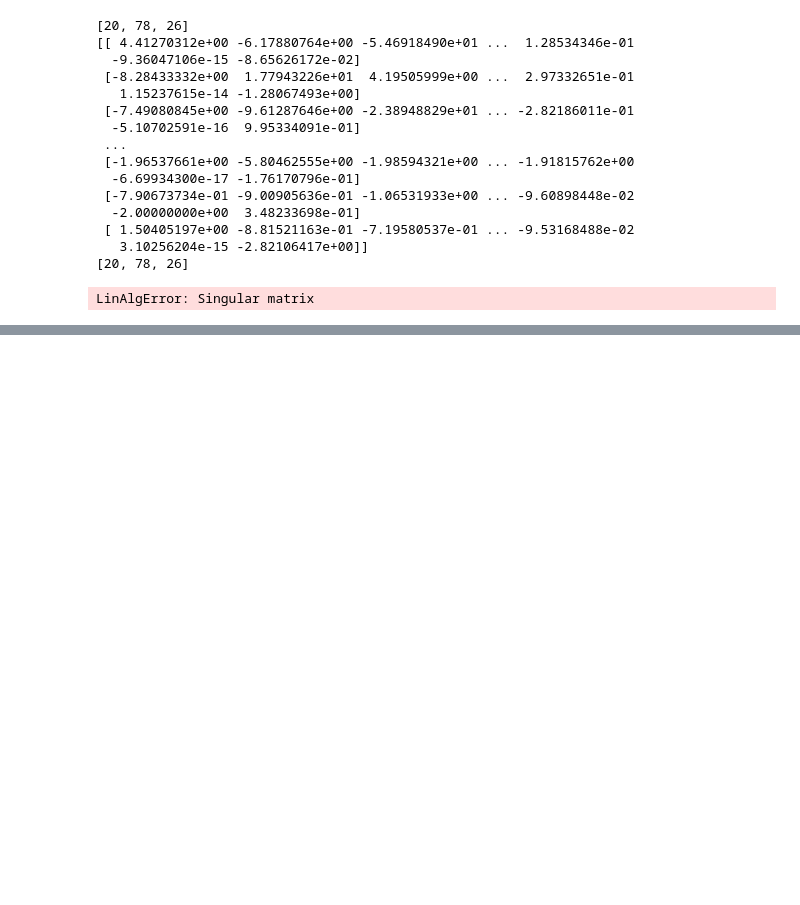
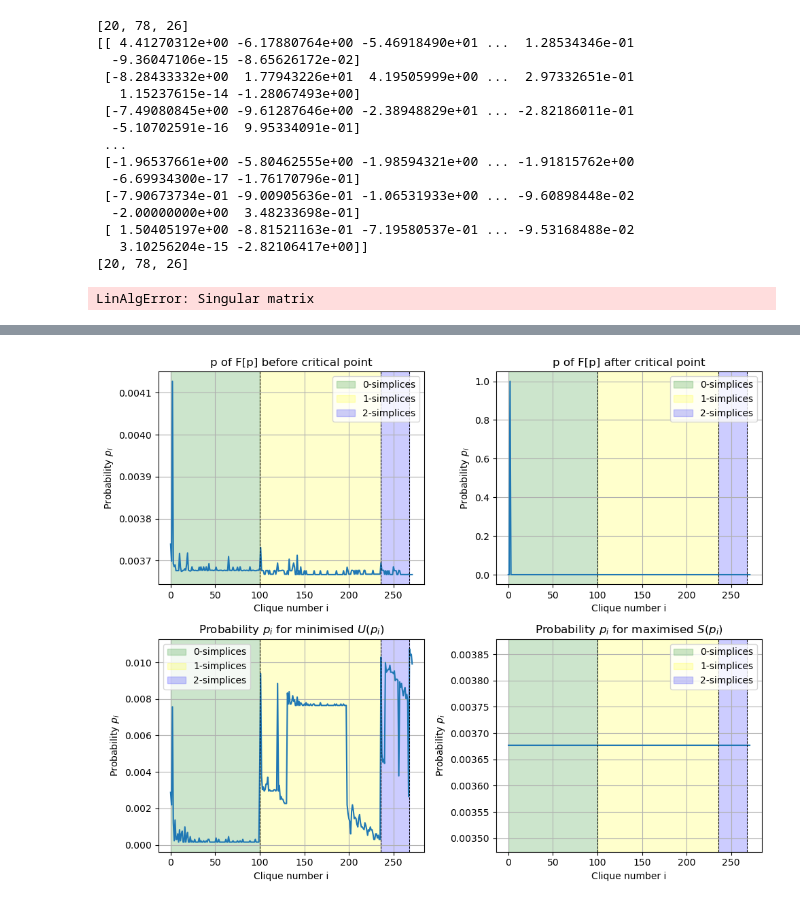
Before and after one commit to cyrilrommens/Free_energy_of_simplicial_complexes, a Jupyter notebook: phase_transitions.ipynb, the cells around one changed output, grey strips where cells are left out. Cells and saved outputs as stored; diff of their text form; code cells hidden in the pictures; blank space fills up the shorter version.

```diff
--- a/phase_transitions.ipynb
+++ b/phase_transitions.ipynb
@@ -91,7 +93,7 @@ def complete_f_generator(clique_complex):
 
     # Generate minimum free energy by custom optimisation
     f_list = []
-    temperature_list = np.arange(0, 1, 0.01)
+    temperature_list = np.arange(0, 1, 0.1)
 
     for temperature in temperature_list:
         f = complete_f_generator_scipy(clique_complex, temperature)[0]
@@ -396,0 +691,83 @@ LinAlgError: Singular matrix
+# %%
+clique_complex = CC_scale_free[2]
+
+N_nodes = sum(1 for s in clique_complex if len(s) == 1)
+N_edges = sum(1 for s in clique_complex if len(s) == 2)
+N_triangles = sum(1 for s in clique_complex if len(s) == 3)
+
+# Define the x-values to mark the transition
+marker_x_values = [N_nodes, (N_nodes+N_edges), (N_nodes+N_edges+N_triangles)]
+# %%
+import matplotlib.pyplot as plt
+
+# Create a figure with 2x2 subplots
+fig, axs = plt.subplots(2, 2, figsize=(10, 8))
+
+# Plot histograms
+# Before phase transition
+axs[0, 0].plot(p_list[3])
+axs[0, 0].set_title('p of F[p] before critical point')
+axs[0, 0].set_xlabel('Clique number i')
+axs[0, 0].set_ylabel('Probability $p_i$')
+axs[0, 0].grid(True)
+
+for marker_x in marker_x_values:
+    axs[0, 0].axvline(x=marker_x, color='black', linestyle='--', linewidth=0.7)  # Add vertical dashed lines
+
+axs[0, 0].axvspan(xmin=0, xmax=N_nodes, alpha=0.2, color='green', label='0-simplices')
+axs[0, 0].axvspan(xmin=N_nodes, xmax=(N_nodes + N_edges), alpha=0.2, color='yellow', label='1-simplices')
+axs[0, 0].axvspan(xmin=(N_nodes + N_edges), xmax=(N_nodes + N_edges + N_triangles), alpha=0.2, color='blue', label='2-simplices')
+axs[0, 0].legend(loc='upper right')
+
+# After phase transition
+axs[0, 1].plot(p_list[7])
+axs[0, 1].set_title('p of F[p] after critical point')
+axs[0, 1].set_xlabel('Clique number i')
+axs[0, 1].set_ylabel('Probability $p_i$')
+axs[0, 1].grid(True)
+
+for marker_x in marker_x_values:
+    axs[0, 1].axvline(x=marker_x, color='black', linestyle='--', linewidth=0.7)  # Add vertical dashed lines
+
+axs[0, 1].axvspan(xmin=0, xmax=N_nodes, alpha=0.2, color='green', label='0-simplices')
+axs[0, 1].axvspan(xmin=N_nodes, xmax=(N_nodes + N_edges), alpha=0.2, color='yellow', label='1-simplices')
+axs[0, 1].axvspan(xmin=(N_nodes + N_edges), xmax=(N_nodes + N_edges + N_triangles), alpha=0.2, color='blue', label='2-simplices')
+axs[0, 1].legend(loc='upper right')
+
+# Pure energy
+axs[1, 0].plot(P_Umin_list[2])
+axs[1, 0].set_title('Probability $p_i$ for minimised $U(p_i)$')
+axs[1, 0].set_xlabel('Clique number i')
+axs[1, 0].set_ylabel('Probability $p_i$')
+axs[1, 0].grid(True)
+
+for marker_x in marker_x_values:
+    axs[1, 0].axvline(x=marker_x, color='black', linestyle='--', linewidth=0.7)  # Add vertical dashed lines
+
+axs[1, 0].axvspan(xmin=0, xmax=N_nodes, alpha=0.2, color='green', label='0-simplices')
+axs[1, 0].axvspan(xmin=N_nodes, xmax=(N_nodes + N_edges), alpha=0.2, color='yellow', label='1-simplices')
+axs[1, 0].axvspan(xmin=(N_nodes + N_edges), xmax=(N_nodes + N_edges + N_triangles), alpha=0.2, color='blue', label='2-simplices')
+axs[1, 0].legend()
+
+# Pure entropy
+axs[1, 1].plot(P_Smax_list[2])
+axs[1, 1].set_title('Probability $p_i$ for maximised $S(p_i)$')
+axs[1, 1].set_xlabel('Clique number i')
+axs[1, 1].set_ylabel('Probability $p_i$')
+axs[1, 1].grid(True)
+
+for marker_x in marker_x_values:
+    axs[1, 1].axvline(x=marker_x, color='black', linestyle='--', linewidth=0.7)  # Add vertical dashed lines
+
+axs[1, 1].axvspan(xmin=0, xmax=N_nodes, alpha=0.2, color='green', label='0-simplices')
+axs[1, 1].axvspan(xmin=N_nodes, xmax=(N_nodes + N_edges), alpha=0.2, color='yellow', label='1-simplices')
+axs[1, 1].axvspan(xmin=(N_nodes + N_edges), xmax=(N_nodes + N_edges + N_triangles), alpha=0.2, color='blue', label='2-simplices')
+axs[1, 1].legend(loc='upper right')
+
+# Adjust layout
+plt.tight_layout()
+
+# Show the plot
+plt.show()
+# %% [output]
+[figure, added]
```
Also changed, not shown: parts of 21 cells of this notebook, 4 other files.
